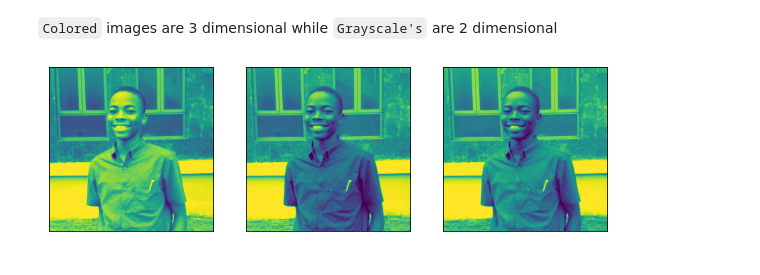
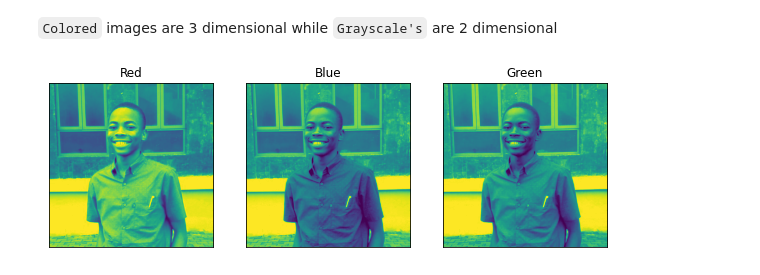
Before and after one commit to anice1/Intro-to-CV, a Jupyter notebook: Learning_Open_CV_(RGB).ipynb, the cells around one changed output. Cells and saved outputs as stored; diff of their text form; code cells hidden in the pictures.

```diff
--- a/Learning_Open_CV_(RGB).ipynb
+++ b/Learning_Open_CV_(RGB).ipynb
@@ -40,19 +40,22 @@ colored_image.shape
 # %%
 plt.figure(figsize=(10,7));
 
 plt.subplot(131)
 plt.imshow(colored_image[:,:,0])
+plt.title('Red')
 plt.xticks([])
 plt.yticks([])
 
 plt.subplot(132)
 plt.imshow(colored_image[:,:,1])
+plt.title('Blue')
 plt.xticks([])
 plt.yticks([])
 
 plt.subplot(133)
 plt.imshow(colored_image[:,:,2])
+plt.title('Green')
 plt.xticks([])
 plt.yticks([]);
 # %% [output]
-[figure, old version]
+[figure, new version]
```
Also changed, not shown: parts of 1 cell of this notebook.
